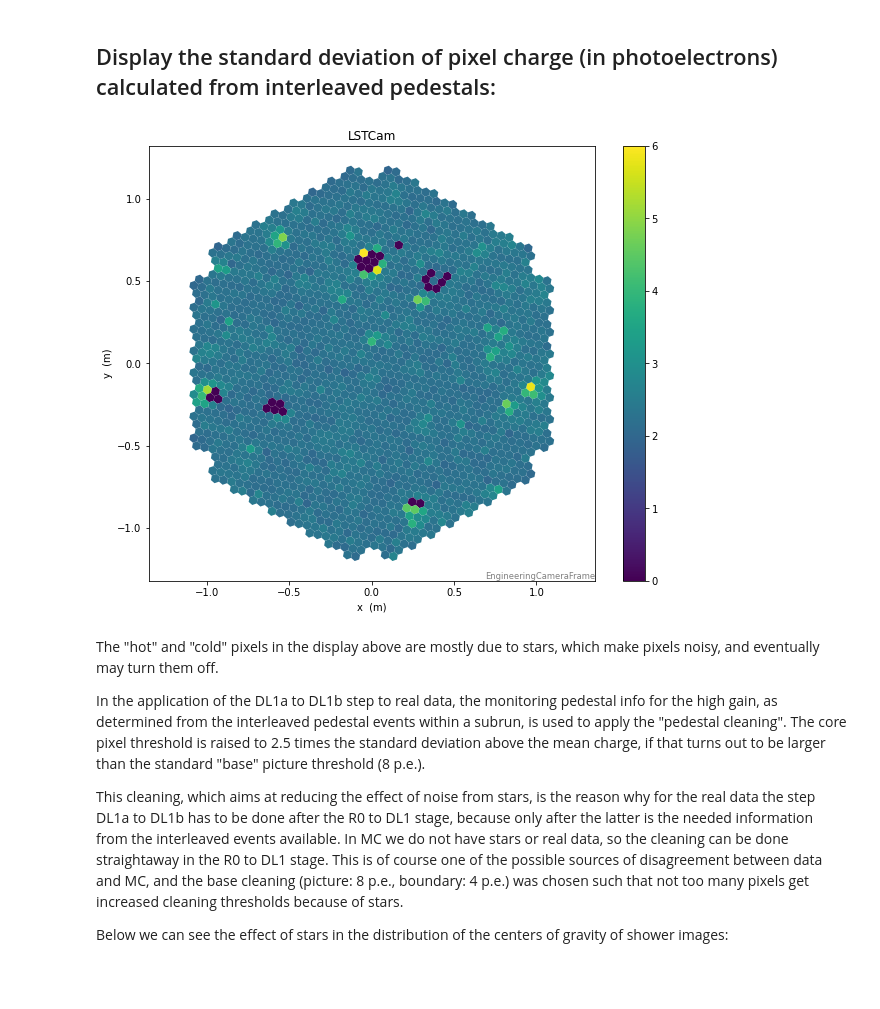
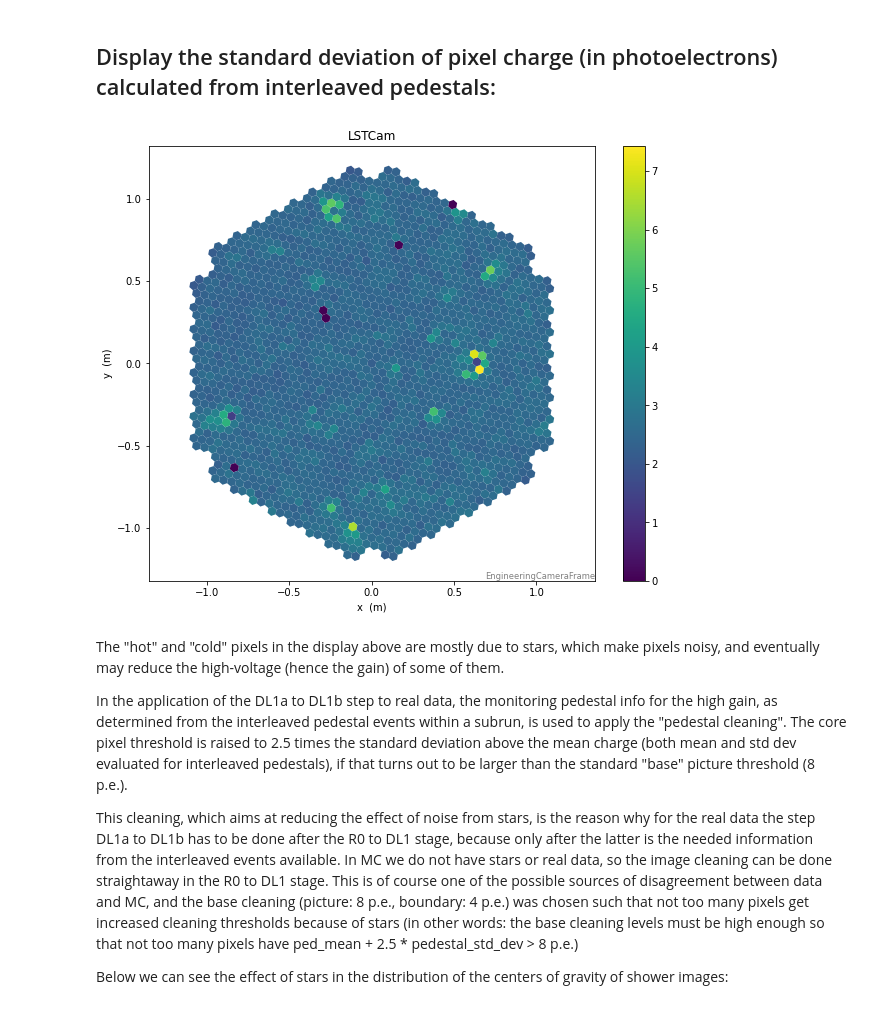
Before and after one commit to cta-observatory/2022_01_lstchain_school, a Jupyter notebook: DL1a_to_DL1b/explore_dl1_realdata.ipynb, the cells around one changed output. Drawn from its saved outputs; the diff is of its cells as text; code cells hidden in the pictures; blank space fills up the shorter version.

```diff
--- a/DL1a_to_DL1b/explore_dl1_realdata.ipynb
+++ b/DL1a_to_DL1b/explore_dl1_realdata.ipynb
@@ -14,6 +14,11 @@ from ctapipe.containers import EventType
 
 %matplotlib inline
 # %%
-# File to explore:
-dl1_file = "/fefs/aswg/data/real/DL1/20201120/v0.8.2.post1/tailcut84/dl1_LST-1.Run02973.0010.h5"
+# File to explore (a short data subrun):
+dl1_file = "/fefs/aswg/data/real/DL1/20201120/v0.8.2.post1/tailcut84/dl1_LST-1.Run02977.0121.h5"
+
+# The file is also included in the data for download, in /fefs/aswg/workspace/analysis-school-2022/DL1ab
+
+# File processed with DL1ab (use the file produced by you):
+dl1_file_b = "/fefs/aswg/workspace/abelardo.moralejo/2022_LST_school/DL1b/dl1_LST-1.Run02977.0121_new.h5"
 # %%
@@ -133,23 +160,29 @@ The 2D arrays in the monitoring tables are all Ngains * Npixels, with Ngains alw
 # %% [markdown]
 ## Display the standard deviation of pixel charge (in photoelectrons) calculated from interleaved pedestals:
 # %%
-# The 1 index below means 'interleaved', while the 0 index selects the high-gain values:
+# The first index below means 0='original calibration from dedicated run'  1='calibration from interleaved events'
+# The second index (=0) index selects the high-gain values
+
+# We use the conversion factors dc_to_pe from the original calibration, since for pixels illuminated by
+# stars the calibration fails sometimes (and this is an issue, because stars may produce a decrease of PMT high
+# voltage, hence of gain, and conversion factors should be recalculated)
+
 
 hg_stdev_counts = monitor_ped['charge_std'][1][0]
-hg_counts_to_pe = monitor_cal['dc_to_pe'][1][0]
+hg_counts_to_pe = monitor_cal['dc_to_pe'][0][0]
 
 plt.figure(figsize=(10,8))
 camdisp = CameraDisplay(camgeom, hg_stdev_counts*hg_counts_to_pe)
 camdisp.add_colorbar()
 plt.show()
 # %% [output]
-[figure, old version]
+[figure, new version]
 # %% [markdown]
-The "hot" and "cold" pixels in the display above are mostly due to stars, which make pixels noisy, and eventually may turn them off.
+The "hot" and "cold" pixels in the display above are mostly due to stars, which make pixels noisy, and eventually may reduce the high-voltage (hence the gain) of some of them.
 
-In the application of the DL1a to DL1b step to real data, the monitoring pedestal info for the high gain, as determined from the interleaved pedestal events within a subrun, is used to apply the "pedestal cleaning". The core pixel threshold is raised to 2.5 times the standard deviation above the mean charge, if that turns out to be larger than the standard "base" picture threshold (8 p.e.).
+In the application of the DL1a to DL1b step to real data, the monitoring pedestal info for the high gain, as determined from the interleaved pedestal events within a subrun, is used to apply the "pedestal cleaning". The core pixel threshold is raised to 2.5 times the standard deviation above the mean charge (both mean and std dev evaluated for interleaved pedestals), if that turns out to be larger than the standard "base" picture threshold (8 p.e.).
 
-This cleaning, which aims at reducing the effect of noise from stars, is the reason why for the real data the step DL1a to DL1b has to be done after the R0 to DL1 stage, because only after the latter is the needed information from the interleaved events available. In MC we do not have stars or real data, so the  cleaning can be done straightaway in the R0 to DL1 stage. This is of course one of the possible sources of disagreement between data and MC, and the base cleaning (picture: 8 p.e., boundary: 4 p.e.) was chosen such that not too many pixels get increased cleaning thresholds because of stars.
+This cleaning, which aims at reducing the effect of noise from stars, is the reason why for the real data the step DL1a to DL1b has to be done after the R0 to DL1 stage, because only after the latter is the needed information from the interleaved events available. In MC we do not have stars or real data, so the image cleaning can be done straightaway in the R0 to DL1 stage. This is of course one of the possible sources of disagreement between data and MC, and the base cleaning (picture: 8 p.e., boundary: 4 p.e.) was chosen such that not too many pixels get increased cleaning thresholds because of stars (in other words: the base cleaning levels must be high enough so that not too many pixels have ped_mean + 2.5 * pedestal_std_dev > 8 p.e.)
 
 Below we can see the effect of stars in the distribution of the centers of gravity of shower images:
 # %%
```
Also changed, not shown: parts of 14 cells of this notebook, 1 other file.
